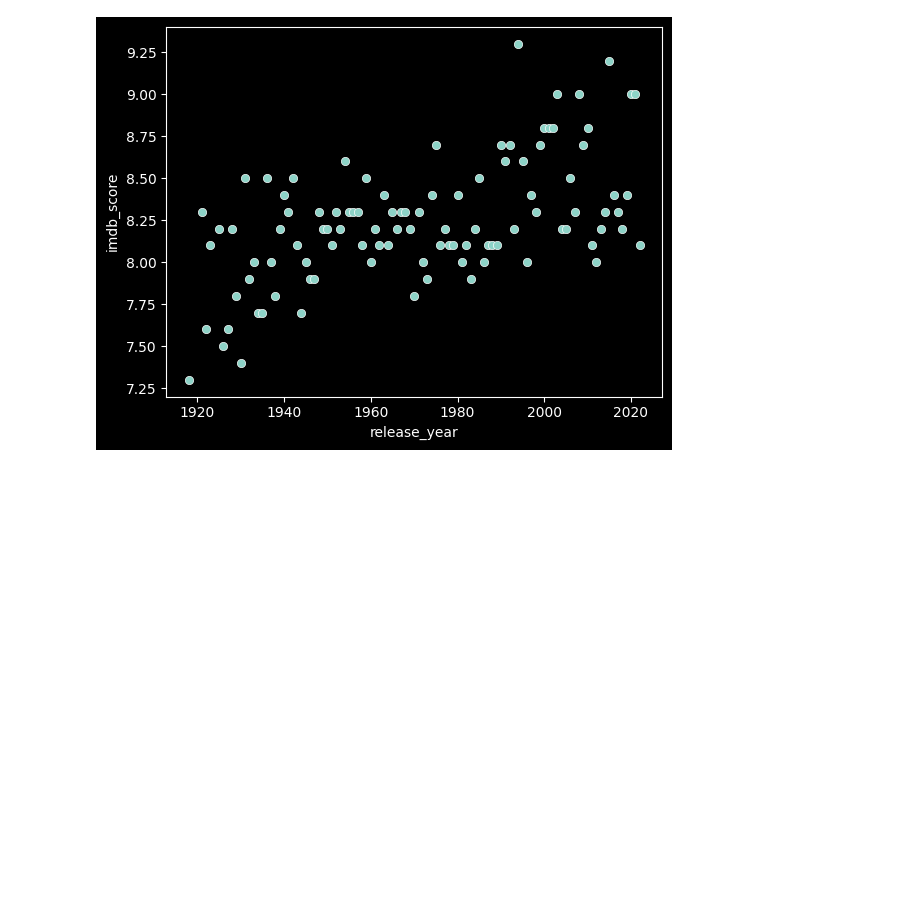
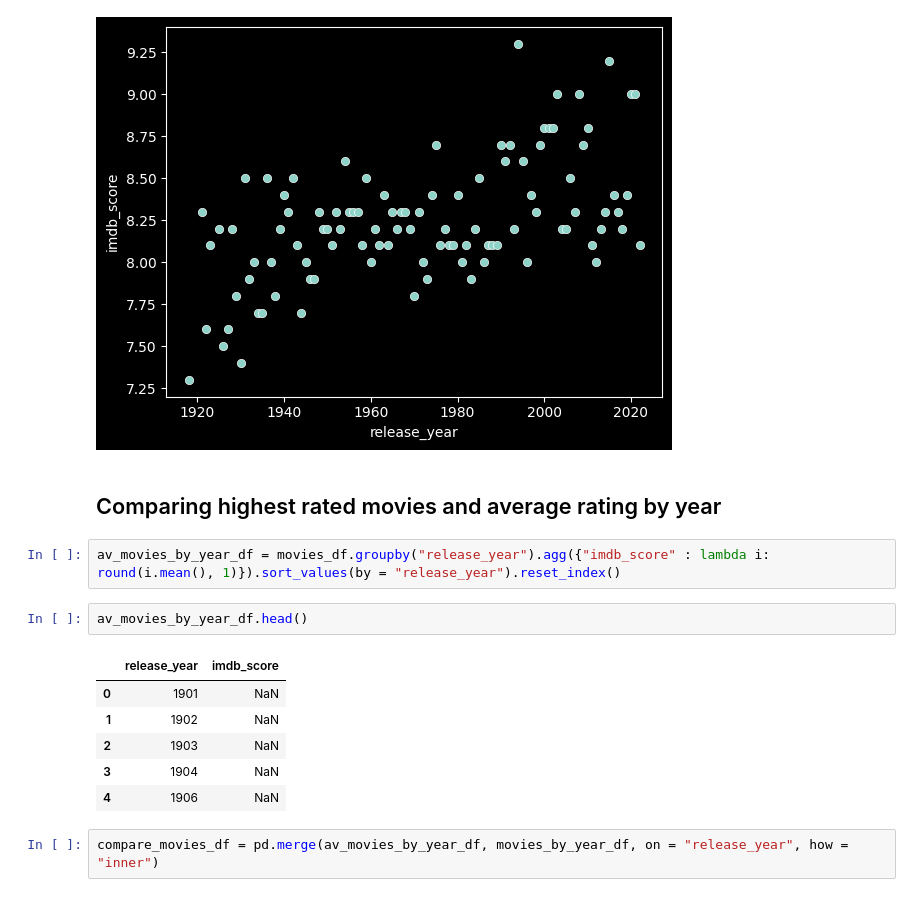
Before and after one commit to irynaps/hbo_data, a Jupyter notebook: project_1/titles_df.ipynb, the cells around one changed output. Drawn from its saved outputs; the diff is of its cells as text; blank space fills up the shorter version.

```diff
--- a/project_1/titles_df.ipynb
+++ b/project_1/titles_df.ipynb
@@ -348,3 +321,18 @@ sns.scatterplot(data = movies_by_year_df, x = "release_year", y = "imdb_score")
 # %% [output]
 <Axes: xlabel='release_year', ylabel='imdb_score'>
 [figure]
+# %% [markdown]
+## Comparing highest rated movies and average rating by year
+# %%
+av_movies_by_year_df = movies_df.groupby("release_year").agg({"imdb_score" : lambda i: round(i.mean(), 1)}).sort_values(by = "release_year").reset_index()
+# %%
+av_movies_by_year_df.head()
+# %% [output]
+|  | release_year | imdb_score |
+| 0 | 1901 | NaN |
+| 1 | 1902 | NaN |
+| 2 | 1903 | NaN |
+| 3 | 1904 | NaN |
+| 4 | 1906 | NaN |
+# %%
+compare_movies_df = pd.merge(av_movies_by_year_df, movies_by_year_df, on = "release_year", how = "inner")
```
Also changed, not shown: parts of 34 cells of this notebook.
